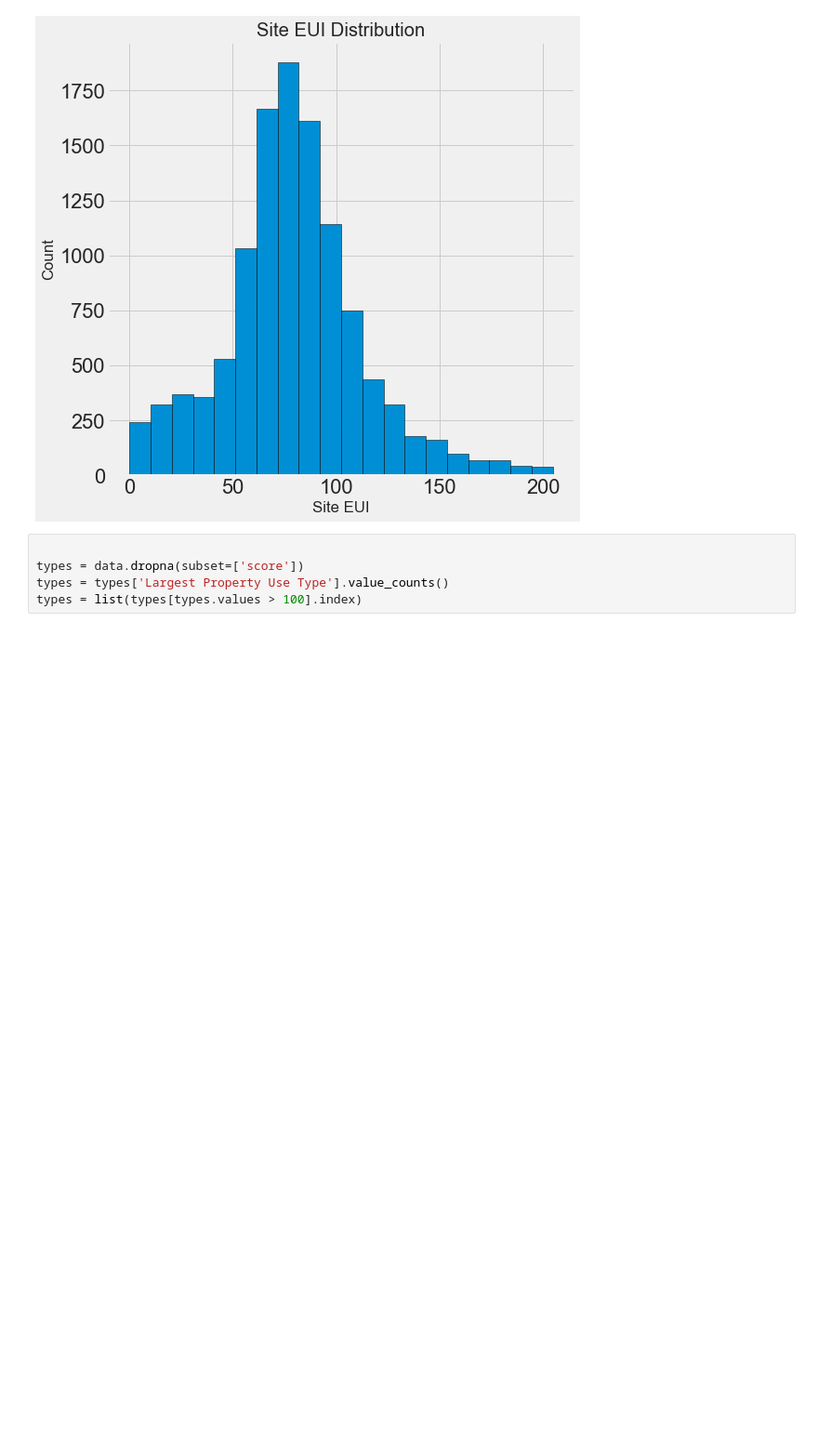
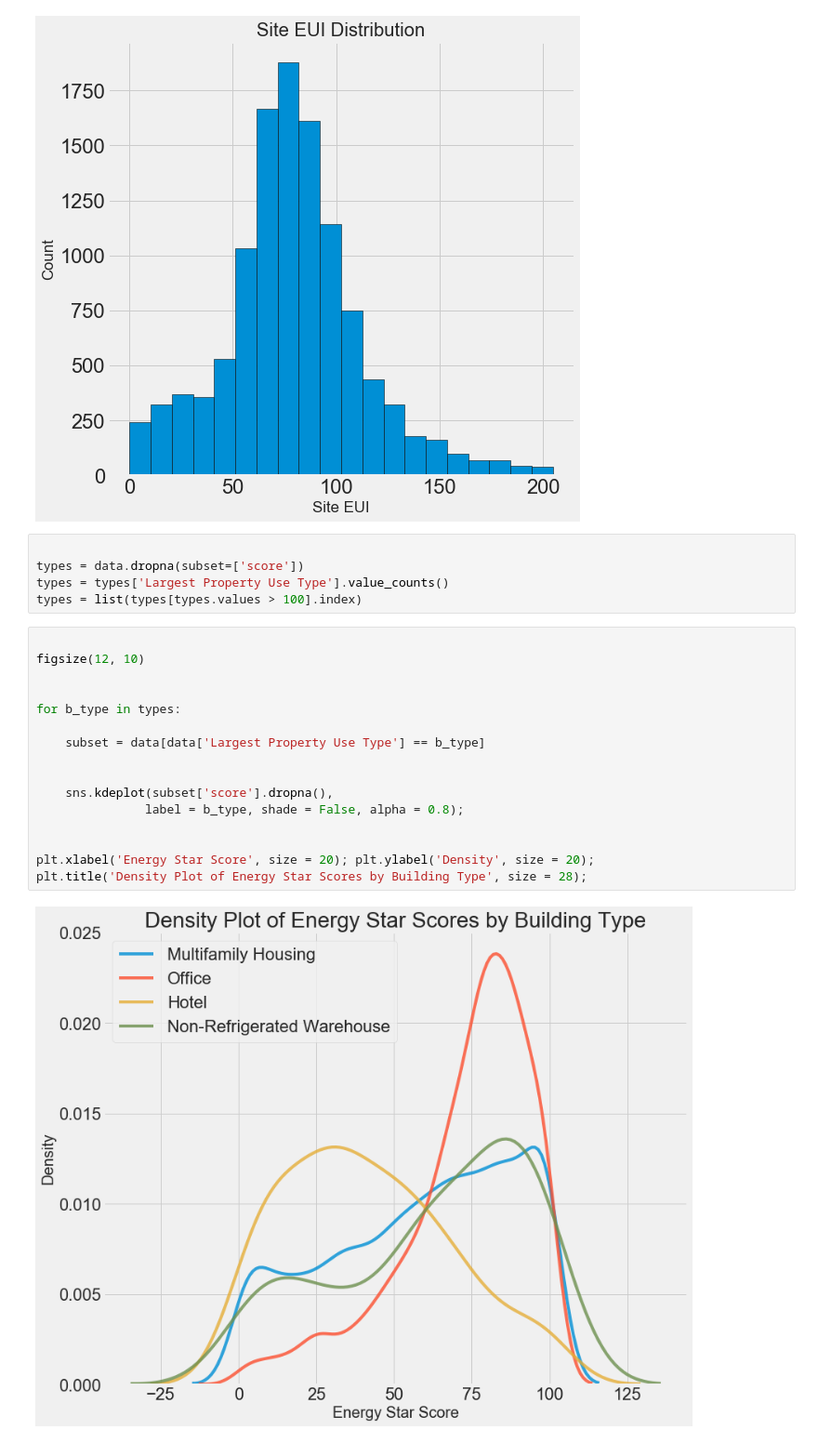
Before and after one commit to snehalsandy/machine-learning-, a Jupyter notebook: machine-learning-project-walkthrough-master/project 1.ipynb, the cells around one changed output. Shown: that part at 93% size. Drawn from its saved outputs; the diff is of its cells as text; blank space fills up the shorter version.

```diff
--- a/machine-learning-project-walkthrough-master/project 1.ipynb
+++ b/machine-learning-project-walkthrough-master/project 1.ipynb
@@ -238,3 +238,21 @@ plt.title('Site EUI Distribution');
 types = data.dropna(subset=['score'])
 types = types['Largest Property Use Type'].value_counts()
 types = list(types[types.values > 100].index)
+# %%
+
+figsize(12, 10)
+
+
+for b_type in types:
+
+    subset = data[data['Largest Property Use Type'] == b_type]
+
+
+    sns.kdeplot(subset['score'].dropna(),
+               label = b_type, shade = False, alpha = 0.8);
+
+
+plt.xlabel('Energy Star Score', size = 20); plt.ylabel('Density', size = 20);
+plt.title('Density Plot of Energy Star Scores by Building Type', size = 28);
+# %% [output]
+[figure, added]
```
